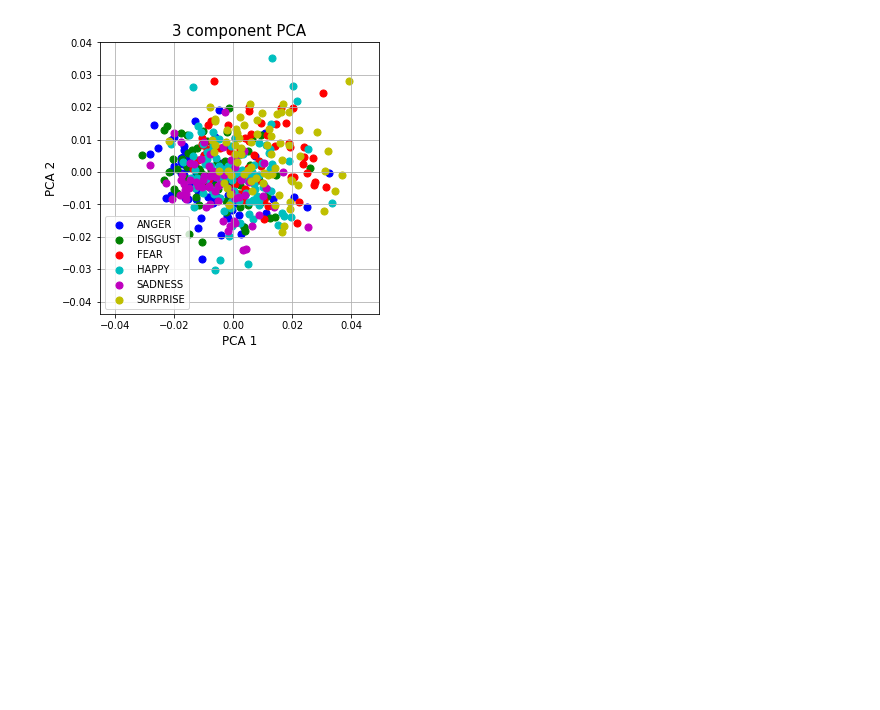
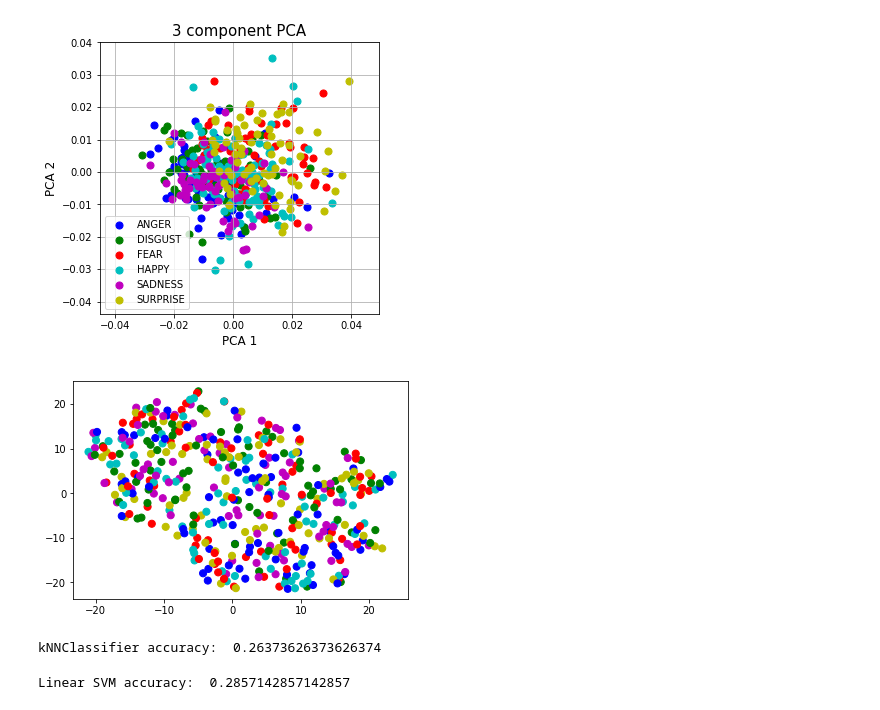
Before and after one commit to diegocasmo/iis-project, a Jupyter notebook: code/lm3-analysis/solution-nose-tip-lm3.ipynb, the cells around one changed output. Cells and saved outputs as stored; diff of their text form; code cells hidden in the pictures; blank space fills up the shorter version.

```diff
--- a/code/lm3-analysis/solution-nose-tip.ipynb
+++ b/code/lm3-analysis/solution-nose-tip-lm3.ipynb
@@ -19,16 +19,19 @@ Num of features: 79
 def variety(lbl):
     return [lbl+'-x', lbl+'-y', lbl+'-z']
 
-# Drop features where 'NaN' is present
+print('Num of features:\t%s' % len(data_df.columns.values))
+
+# Drop features potentiall unuseful features
 drops = variety('Right nose peak') + variety('Left nose peak') + \
         variety('Left temple') + variety('Right temple') + \
+        variety('Right ear lobe') + variety('Left ear lobe') + \
         variety('Nose saddle left') + variety('Nose saddle right') + variety('Chin middle')
-# for lbl in drops:
-print('Num of features:\t%s' % len(data_df.columns.values))
+# errors = 'ignore' because it will throw if columns aren't there
 data_df = data_df.drop(drops, axis=1, errors='ignore')
-print('after drop un-used(?)\t%s' % len(data_df.columns.values))
+print('after drop un-used\t%s' % len(data_df.columns.values))
 
+# Drop features where 'NaN' is present
 data_df = data_df.dropna(axis=1, how='any')
-print('after drop NaN\t%s' % len(data_df.columns.values))
+print('after drop NaN\t\t%s' % len(data_df.columns.values))
 data_df.head()
 # %% [output]
@@ -156,7 +159,15 @@ plt.show()
 # %%
 from sklearn import manifold
 
 tsne = manifold.TSNE(n_components=2, init='pca', random_state=0)
-X_trans = tsne.fit_transform(values)
-plt.scatter(X_trans[:,0], X_trans[:,1], c=colors, s=50)
+tsne_components = tsne.fit_transform(values)
+tsne_df = pd.DataFrame(data = tsne_components, columns = ['tSNE 1', 'tSNE 2'])
+
+tsne_labels_df = pd.concat([new_df[['Label']], tsne_df], axis = 1)
+tsne_labels_df.head()
+
+# Visualize the PCA 2d projection
+plt.scatter(tsne_components[:,0], tsne_components[:,1], c=colors, s=50)
 plt.show()
+# %% [output]
+[figure, added]
@@ -162,0 +188,19 @@ plt.show()
+# %%
+# Use KNN to predict
+kNNClassifier = neighbors.KNeighborsClassifier(n_neighbors=10).fit(train_data, train_labels)
+predicted_labels = kNNClassifier.predict(test_data)
+acc_svm = accuracy_score(test_labels, predicted_labels)
+print("kNNClassifier accuracy: ", acc_svm)
+# %% [output]
+kNNClassifier accuracy:  0.26373626373626374
+# %%
+# Use SVM to predict
+from sklearn.svm import LinearSVC
+
+clf_svm = LinearSVC()
+clf_svm.fit(train_data, train_labels)
+predicted_labels = clf_svm.predict(test_data)
+acc_svm = accuracy_score(test_labels, predicted_labels)
+print("Linear SVM accuracy: ", acc_svm)
+# %% [output]
+Linear SVM accuracy:  0.2857142857142857
```
Also changed, not shown: parts of 2 cells of this notebook, 2 other files.
